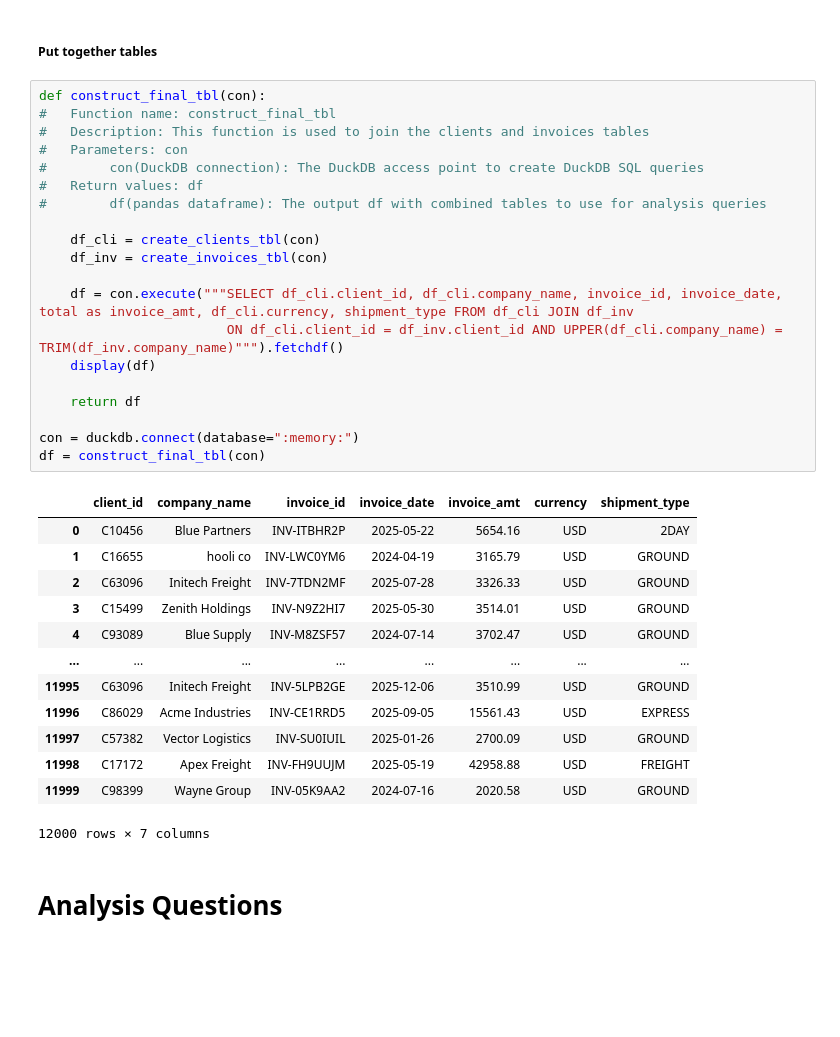
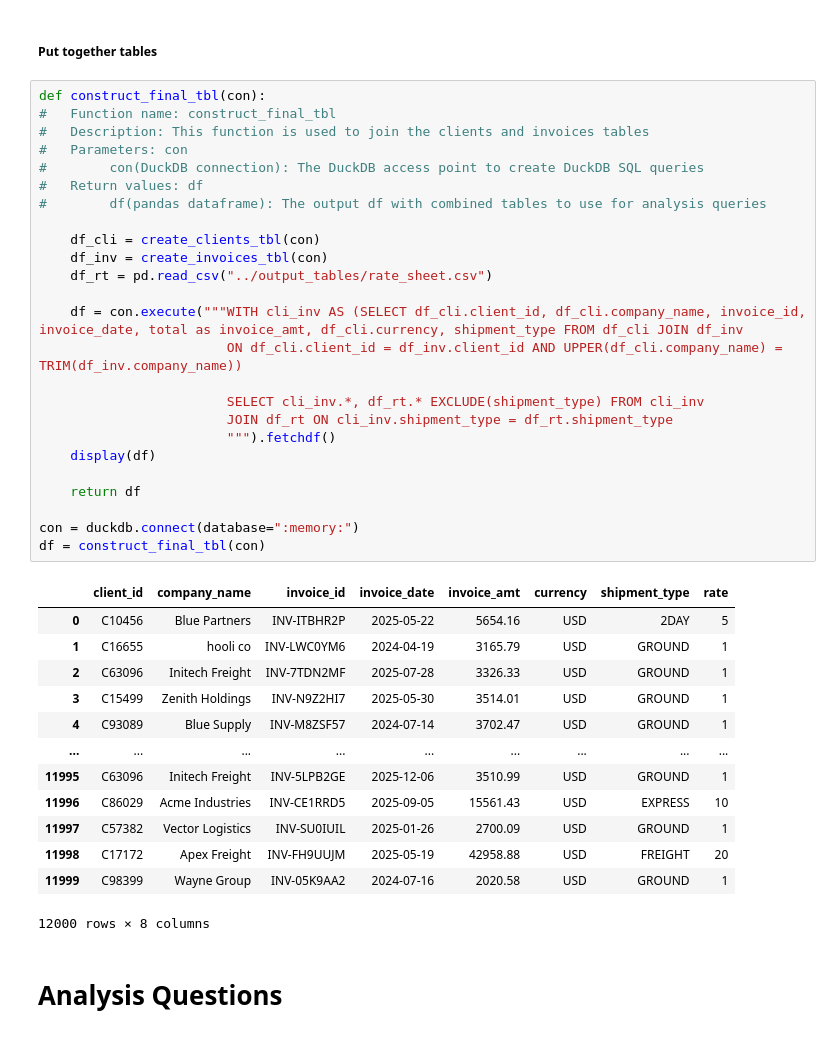
Before and after one commit to Relenes510/reveel_th_proj, a Jupyter notebook: notebooks/analysis questions.ipynb, the cells around one changed output. Drawn from its saved outputs; the diff is of its cells as text; blank space fills up the shorter version.

```diff
--- a/notebooks/analysis questions.ipynb
+++ b/notebooks/analysis questions.ipynb
@@ -72,37 +72,42 @@ def create_invoices_tbl(con):
 # %%
 def construct_final_tbl(con):
 #   Function name: construct_final_tbl
 #   Description: This function is used to join the clients and invoices tables
 #   Parameters: con
 #        con(DuckDB connection): The DuckDB access point to create DuckDB SQL queries
 #   Return values: df
 #        df(pandas dataframe): The output df with combined tables to use for analysis queries
 
     df_cli = create_clients_tbl(con)
     df_inv = create_invoices_tbl(con)
+    df_rt = pd.read_csv("../output_tables/rate_sheet.csv")
 
-    df = con.execute("""SELECT df_cli.client_id, df_cli.company_name, invoice_id, invoice_date, total as invoice_amt, df_cli.currency, shipment_type FROM df_cli JOIN df_inv
-                        ON df_cli.client_id = df_inv.client_id AND UPPER(df_cli.company_name) = TRIM(df_inv.company_name)""").fetchdf()
+    df = con.execute("""WITH cli_inv AS (SELECT df_cli.client_id, df_cli.company_name, invoice_id, invoice_date, total as invoice_amt, df_cli.currency, shipment_type FROM df_cli JOIN df_inv
+                        ON df_cli.client_id = df_inv.client_id AND UPPER(df_cli.company_name) = TRIM(df_inv.company_name))
+
+                        SELECT cli_inv.*, df_rt.* EXCLUDE(shipment_type) FROM cli_inv
+                        JOIN df_rt ON cli_inv.shipment_type = df_rt.shipment_type
+                        """).fetchdf()
     display(df)
 
     return df
 
 con = duckdb.connect(database=":memory:")
 df = construct_final_tbl(con)
 # %% [output]
-|  | client_id | company_name | invoice_id | invoice_date | invoice_amt | currency | shipment_type |
-| 0 | C10456 | Blue Partners | INV-ITBHR2P | 2025-05-22 | 5654.16 | USD | 2DAY |
-| 1 | C16655 | hooli co | INV-LWC0YM6 | 2024-04-19 | 3165.79 | USD | GROUND |
-| 2 | C63096 | Initech Freight | INV-7TDN2MF | 2025-07-28 | 3326.33 | USD | GROUND |
-| 3 | C15499 | Zenith Holdings | INV-N9Z2HI7 | 2025-05-30 | 3514.01 | USD | GROUND |
-| 4 | C93089 | Blue Supply | INV-M8ZSF57 | 2024-07-14 | 3702.47 | USD | GROUND |
-| ... | ... | ... | ... | ... | ... | ... | ... |
-| 11995 | C63096 | Initech Freight | INV-5LPB2GE | 2025-12-06 | 3510.99 | USD | GROUND |
-| 11996 | C86029 | Acme Industries | INV-CE1RRD5 | 2025-09-05 | 15561.43 | USD | EXPRESS |
-| 11997 | C57382 | Vector Logistics | INV-SU0IUIL | 2025-01-26 | 2700.09 | USD | GROUND |
-| 11998 | C17172 | Apex Freight | INV-FH9UUJM | 2025-05-19 | 42958.88 | USD | FREIGHT |
-| 11999 | C98399 | Wayne Group | INV-05K9AA2 | 2024-07-16 | 2020.58 | USD | GROUND |
+|  | client_id | company_name | invoice_id | invoice_date | invoice_amt | currency | shipment_type | rate |
+| 0 | C10456 | Blue Partners | INV-ITBHR2P | 2025-05-22 | 5654.16 | USD | 2DAY | 5 |
+| 1 | C16655 | hooli co | INV-LWC0YM6 | 2024-04-19 | 3165.79 | USD | GROUND | 1 |
+| 2 | C63096 | Initech Freight | INV-7TDN2MF | 2025-07-28 | 3326.33 | USD | GROUND | 1 |
+| 3 | C15499 | Zenith Holdings | INV-N9Z2HI7 | 2025-05-30 | 3514.01 | USD | GROUND | 1 |
+| 4 | C93089 | Blue Supply | INV-M8ZSF57 | 2024-07-14 | 3702.47 | USD | GROUND | 1 |
+| ... | ... | ... | ... | ... | ... | ... | ... | ... |
+| 11995 | C63096 | Initech Freight | INV-5LPB2GE | 2025-12-06 | 3510.99 | USD | GROUND | 1 |
+| 11996 | C86029 | Acme Industries | INV-CE1RRD5 | 2025-09-05 | 15561.43 | USD | EXPRESS | 10 |
+| 11997 | C57382 | Vector Logistics | INV-SU0IUIL | 2025-01-26 | 2700.09 | USD | GROUND | 1 |
+| 11998 | C17172 | Apex Freight | INV-FH9UUJM | 2025-05-19 | 42958.88 | USD | FREIGHT | 20 |
+| 11999 | C98399 | Wayne Group | INV-05K9AA2 | 2024-07-16 | 2020.58 | USD | GROUND | 1 |
-12000 rows × 7 columns
+12000 rows × 8 columns
 # %% [markdown]
 # Analysis Questions
 # %% [markdown]
```
Also changed, not shown: parts of 2 cells of this notebook, 5 other files.
